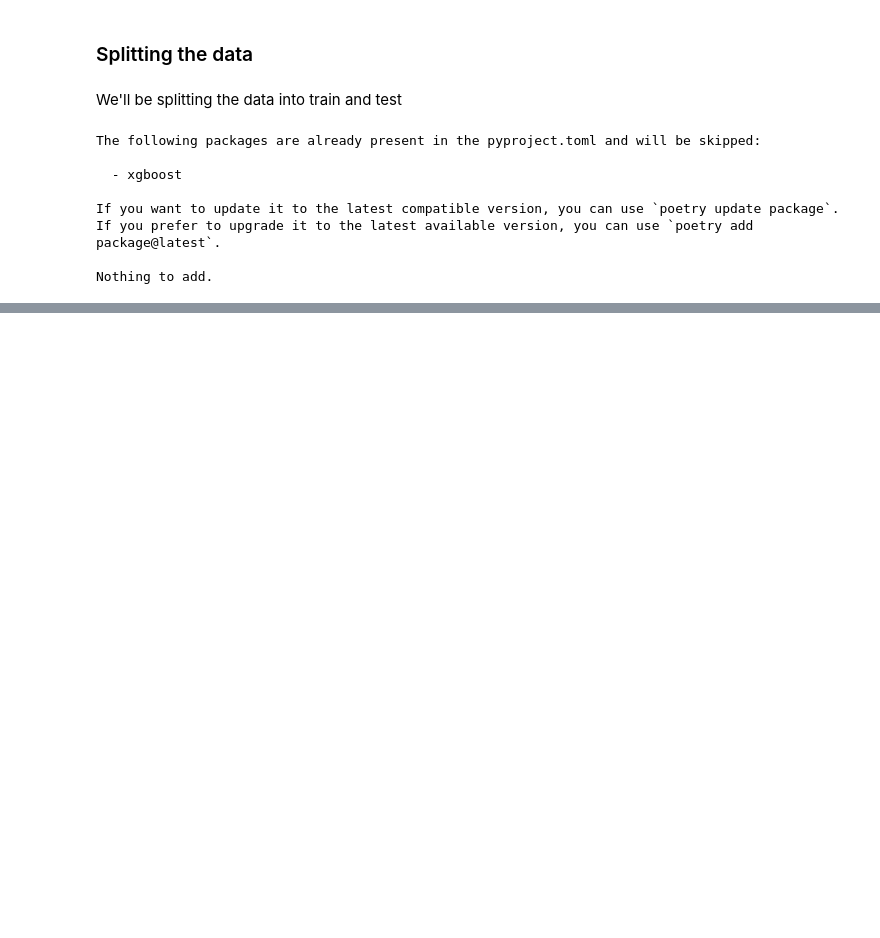
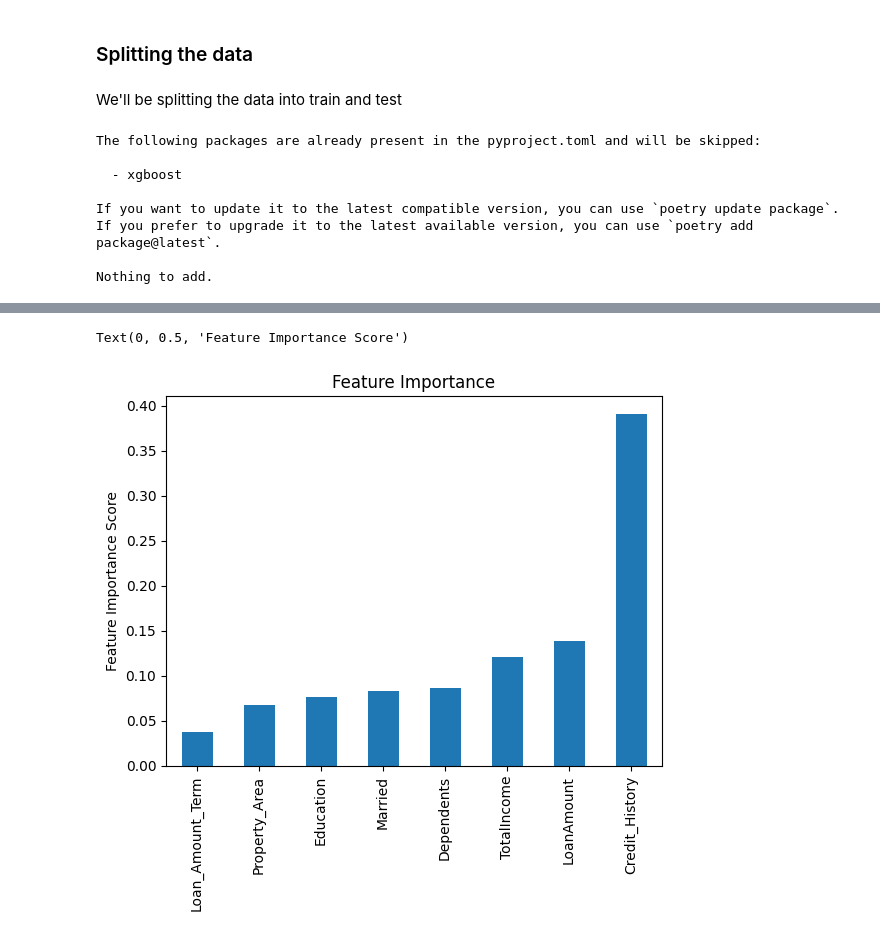
Before and after one commit to zoddtheimmortal/loan-prediction, a Jupyter notebook: loan-approval.ipynb, the cells around one changed output, grey strips where cells are left out. Saved outputs shown, nothing was run; the diff lists cells and outputs as text; code cells hidden in the pictures; blank space fills up the shorter version.

```diff
--- a/loan-approval.ipynb
+++ b/loan-approval.ipynb
@@ -786 +827,8 @@ plt.show()
+# %%
+feat_imp=pd.Series(model_xgb.feature_importances_,index=X.columns).sort_values(ascending=True)
+feat_imp.plot(kind='bar',title='Feature Importance')
+plt.ylabel('Feature Importance Score')
+# %% [output]
+Text(0, 0.5, 'Feature Importance Score')
+[figure, added]
 # %%
```
Also changed, not shown: parts of 20 cells of this notebook, 1 other file.
